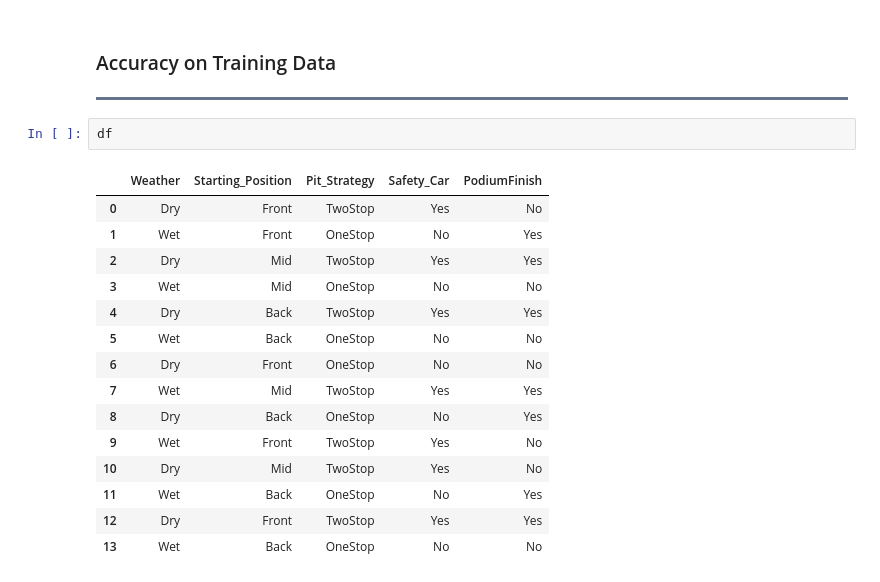
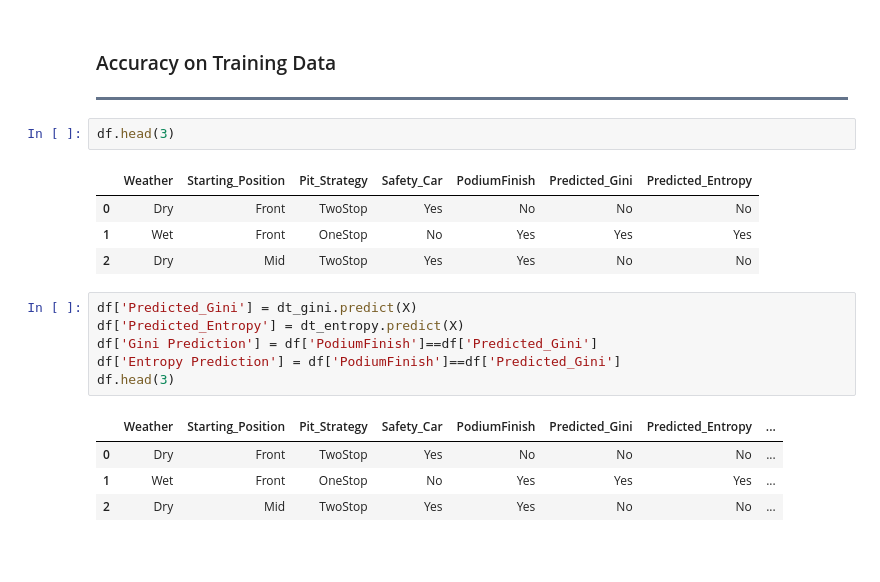
Before and after one commit to s3achan/DecisionTrees, a Jupyter notebook: F1-DecisionTrees-Entropy.ipynb, the cells around one changed output. Saved outputs shown, nothing was run; the diff lists cells and outputs as text; blank space fills up the shorter version.

```diff
--- a/F1-DecisionTrees-Entropy.ipynb
+++ b/F1-DecisionTrees-Entropy.ipynb
@@ -454,20 +374,20 @@ Accuracy on Training Data
 </h3>
 </div>
 # %%
-df
+df.head(3)
 # %% [output]
-|  | Weather | Starting_Position | Pit_Strategy | Safety_Car | PodiumFinish |
-| 0 | Dry | Front | TwoStop | Yes | No |
-| 1 | Wet | Front | OneStop | No | Yes |
-| 2 | Dry | Mid | TwoStop | Yes | Yes |
-| 3 | Wet | Mid | OneStop | No | No |
-| 4 | Dry | Back | TwoStop | Yes | Yes |
-| 5 | Wet | Back | OneStop | No | No |
-| 6 | Dry | Front | OneStop | No | No |
-| 7 | Wet | Mid | TwoStop | Yes | Yes |
-| 8 | Dry | Back | OneStop | No | Yes |
-| 9 | Wet | Front | TwoStop | Yes | No |
-| 10 | Dry | Mid | TwoStop | Yes | No |
-| 11 | Wet | Back | OneStop | No | Yes |
-| 12 | Dry | Front | TwoStop | Yes | Yes |
-| 13 | Wet | Back | OneStop | No | No |
+|  | Weather | Starting_Position | Pit_Strategy | Safety_Car | PodiumFinish | Predicted_Gini | Predicted_Entropy |
+| 0 | Dry | Front | TwoStop | Yes | No | No | No |
+| 1 | Wet | Front | OneStop | No | Yes | Yes | Yes |
+| 2 | Dry | Mid | TwoStop | Yes | Yes | No | No |
+# %%
+df['Predicted_Gini'] = dt_gini.predict(X)
+df['Predicted_Entropy'] = dt_entropy.predict(X)
+df['Gini Prediction'] = df['PodiumFinish']==df['Predicted_Gini']
+df['Entropy Prediction'] = df['PodiumFinish']==df['Predicted_Gini']
+df.head(3)
+# %% [output]
+|  | Weather | Starting_Position | Pit_Strategy | Safety_Car | PodiumFinish | Predicted_Gini | Predicted_Entropy | ... |
+| 0 | Dry | Front | TwoStop | Yes | No | No | No | ... |
+| 1 | Wet | Front | OneStop | No | Yes | Yes | Yes | ... |
+| 2 | Dry | Mid | TwoStop | Yes | Yes | No | No | ... |
```
Also changed, not shown: parts of 19 cells of this notebook.
